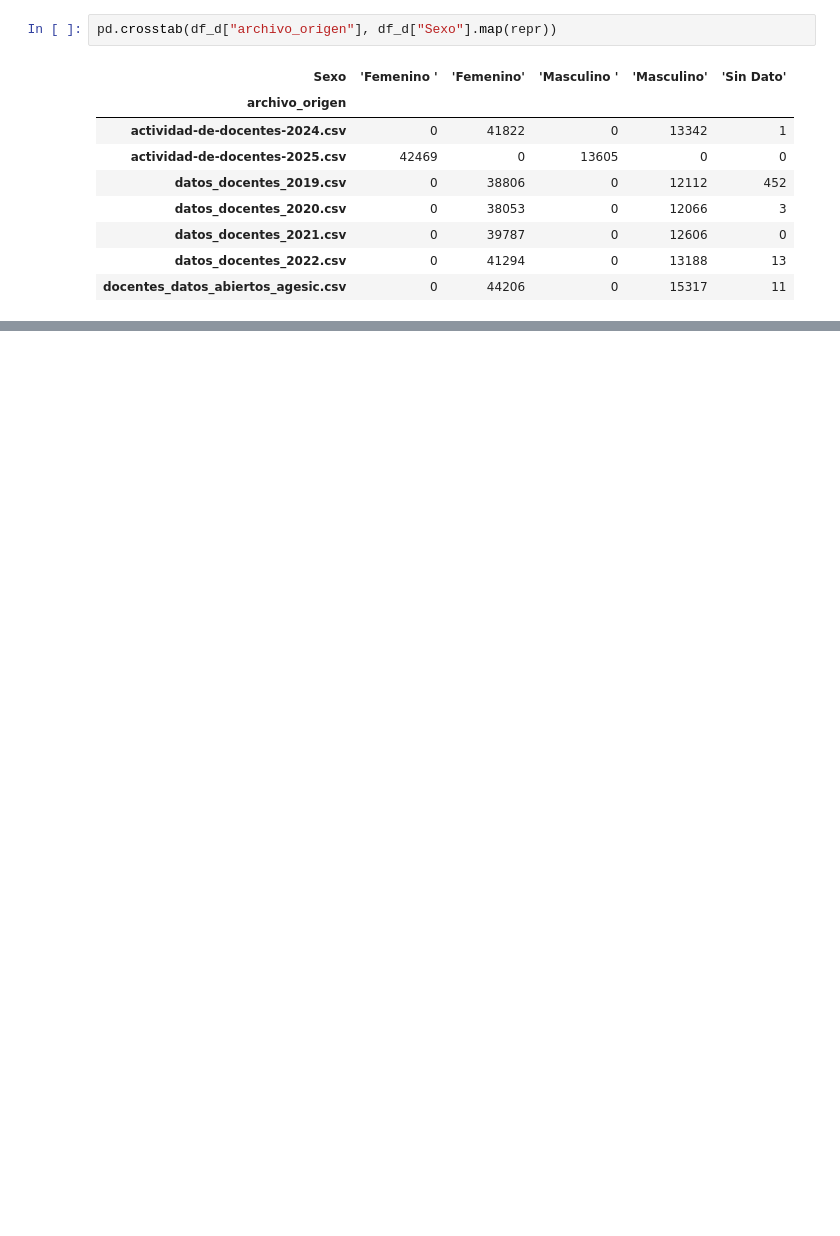
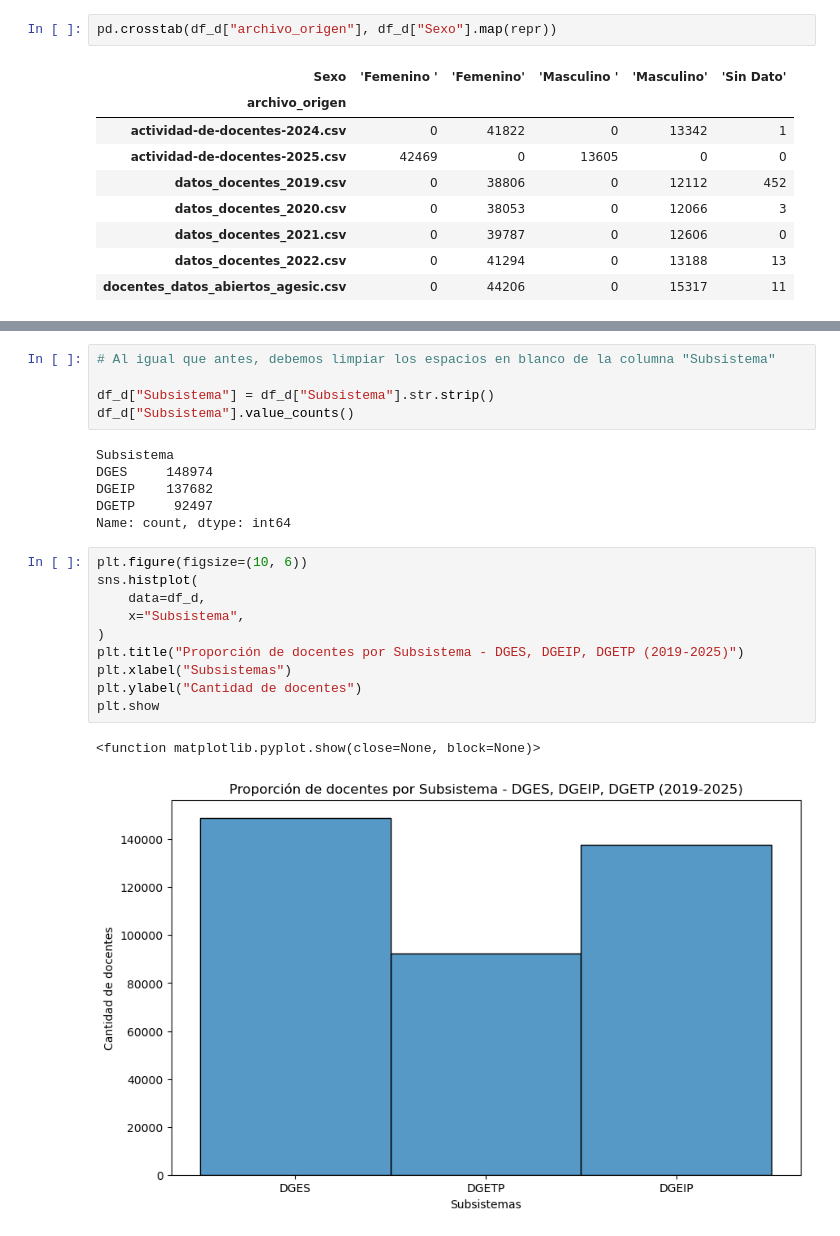
Before and after one commit to Albertmestre1256/Analisis-de-metricas-Ceibal, a Jupyter notebook: Proyecto/Etapa II - Exploración primaria + Limpieza/Exploración primaria y limpieza.ipynb, the cells around one changed output, grey strips where cells are left out. Saved outputs shown, nothing was run; the diff lists cells and outputs as text; blank space fills up the shorter version.

```diff
--- a/Proyecto/Etapa II - Exploración primaria + Limpieza/Exploración primaria y limpieza.ipynb
+++ b/Proyecto/Etapa II - Exploración primaria + Limpieza/Exploración primaria y limpieza.ipynb
@@ -52,0 +152,24 @@ pd.crosstab(df_d["archivo_origen"], df_d["Sexo"].map(repr))
+# %%
+# Al igual que antes, debemos limpiar los espacios en blanco de la columna "Subsistema"
+
+df_d["Subsistema"] = df_d["Subsistema"].str.strip()
+df_d["Subsistema"].value_counts()
+# %% [output]
+Subsistema
+DGES     148974
+DGEIP    137682
+DGETP     92497
+Name: count, dtype: int64
+# %%
+plt.figure(figsize=(10, 6))
+sns.histplot(
+    data=df_d,
+    x="Subsistema",
+)
+plt.title("Proporción de docentes por Subsistema - DGES, DGEIP, DGETP (2019-2025)")
+plt.xlabel("Subsistemas")
+plt.ylabel("Cantidad de docentes")
+plt.show
+# %% [output]
+<function matplotlib.pyplot.show(close=None, block=None)>
+[figure, added]
```
Also changed, not shown: parts of 11 cells of this notebook, 1 other file.
